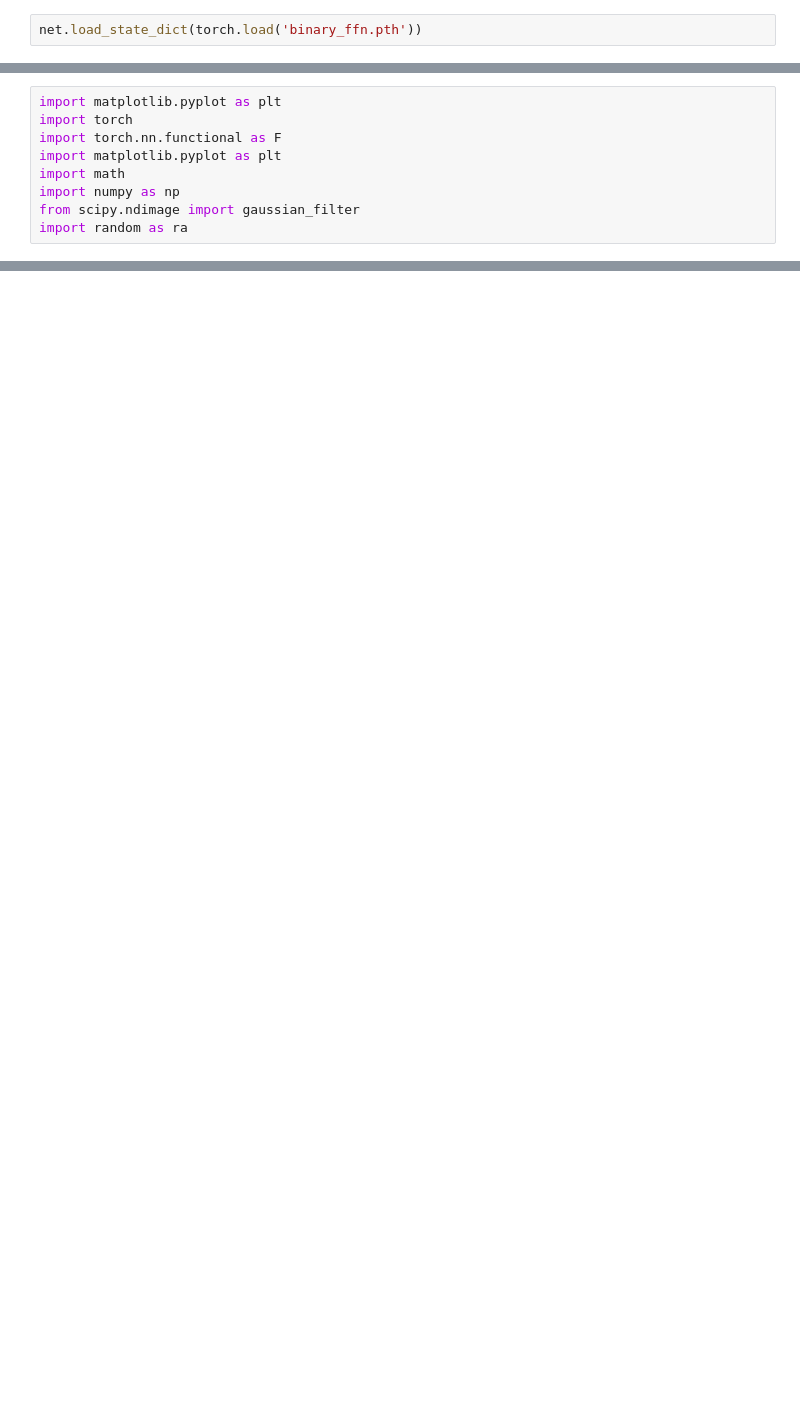
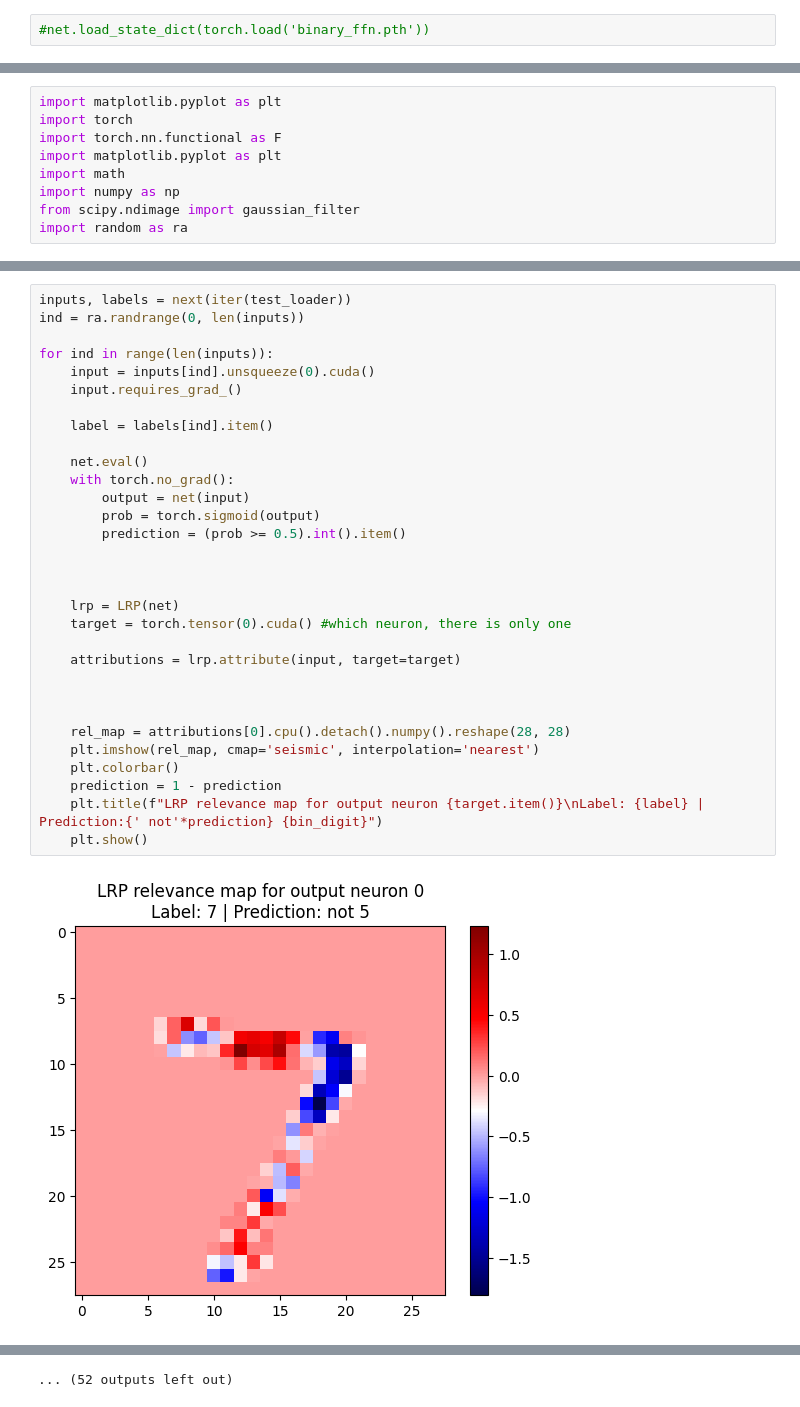
Before and after one commit to kns357/ANN_MA_Kaito, a Jupyter notebook: binary_ffn.ipynb, the cells around one changed output, grey strips where cells are left out. Drawn from its saved outputs; the diff is of its cells as text; blank space fills up the shorter version.

```diff
--- a/binary_ffn.ipynb
+++ b/binary_ffn.ipynb
@@ -118,3 +118,3 @@ Epoch [10/10], Training Loss: 0.009, Training Accuracy: 99.695%
 DONE TRAINING!
 # %%
-net.load_state_dict(torch.load('binary_ffn.pth'))
+#net.load_state_dict(torch.load('binary_ffn.pth'))
@@ -183,0 +183,33 @@ plt.show()
+# %%
+inputs, labels = next(iter(test_loader))
+ind = ra.randrange(0, len(inputs))
+
+for ind in range(len(inputs)):
+    input = inputs[ind].unsqueeze(0).cuda()
+    input.requires_grad_()
+
+    label = labels[ind].item()
+
+    net.eval()
+    with torch.no_grad():
+        output = net(input)
+        prob = torch.sigmoid(output)
+        prediction = (prob >= 0.5).int().item()
+
+
+
+    lrp = LRP(net)
+    target = torch.tensor(0).cuda() #which neuron, there is only one
+
+    attributions = lrp.attribute(input, target=target)
+
+
+
+    rel_map = attributions[0].cpu().detach().numpy().reshape(28, 28)
+    plt.imshow(rel_map, cmap='seismic', interpolation='nearest')
+    plt.colorbar()
+    prediction = 1 - prediction
+    plt.title(f"LRP relevance map for output neuron {target.item()}\nLabel: {label} | Prediction:{' not'*prediction} {bin_digit}")
+    plt.show()
+# %% [output]
+[figure, added]
@@ -183,0 +227 @@ plt.show()
+... (52 outputs left out)
```
Also changed, not shown: parts of 7 cells of this notebook, 1 other file.
